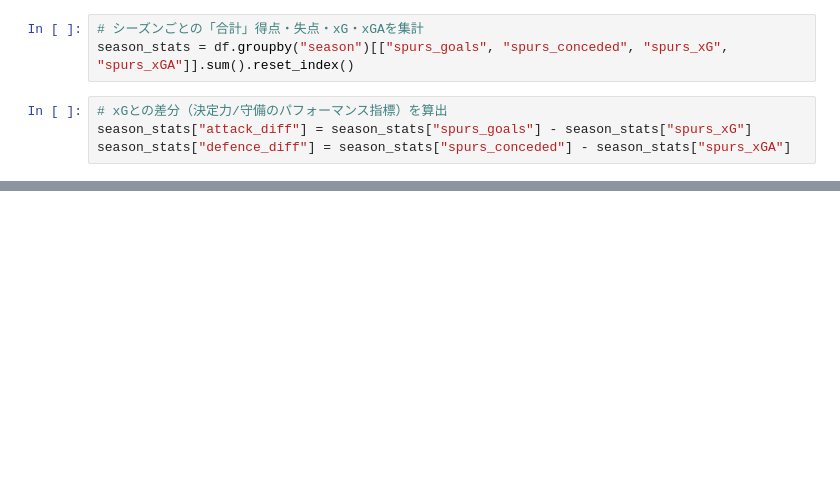
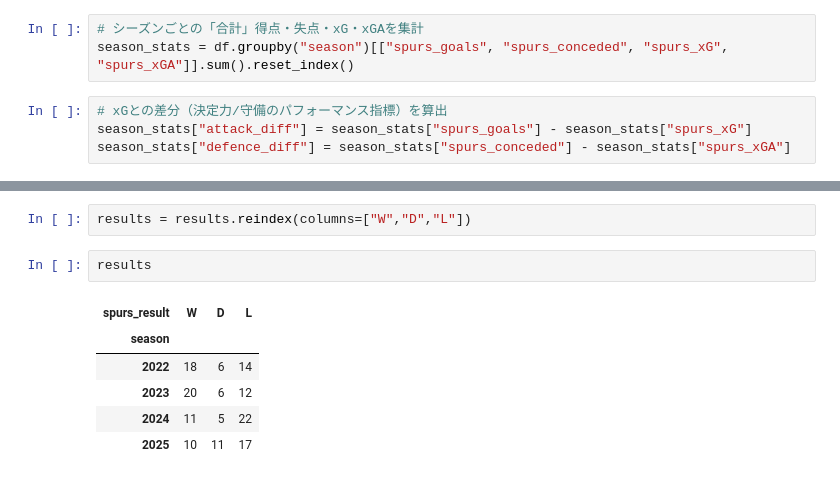
Before and after one commit to hdnr-k/tottenham-rebuild-analytics, a Jupyter notebook: notebooks/02_eda_xg_trend.ipynb, the cells around one changed output, grey strips where cells are left out. Drawn from its saved outputs; the diff is of its cells as text; blank space fills up the shorter version.

```diff
--- a/notebooks/02_eda_xg_trend.ipynb
+++ b/notebooks/02_eda_xg_trend.ipynb
@@ -94,0 +95,11 @@ plt.show()
+# %%
+results = results.reindex(columns=["W","D","L"])
+# %%
+results
+# %% [output]
+| spurs_result | W | D | L |
+| season |  |  |  |
+| 2022 | 18 | 6 | 14 |
+| 2023 | 20 | 6 | 12 |
+| 2024 | 11 | 5 | 22 |
+| 2025 | 10 | 11 | 17 |
```
Also changed, not shown: parts of 10 cells of this notebook.
